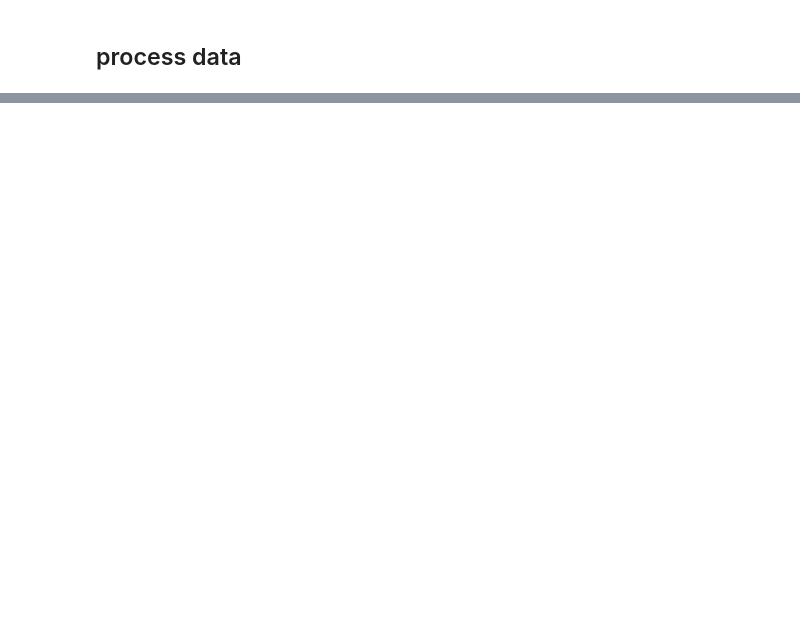
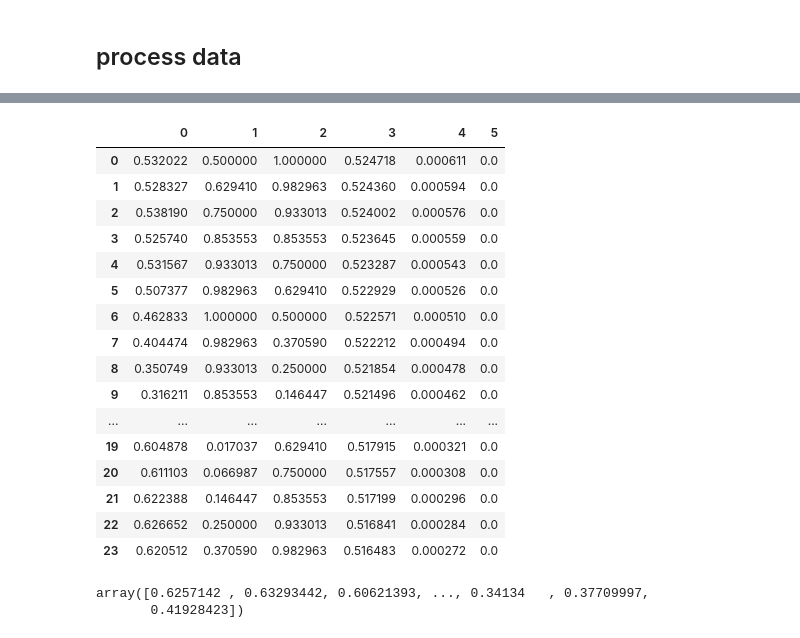
Before and after one commit to linusrd/GhostPostCC, a Jupyter notebook: 03_preprocess_electricity.ipynb, the cells around one changed output, grey strips where cells are left out. Saved outputs shown, nothing was run; the diff lists cells and outputs as text; code cells hidden in the pictures; blank space fills up the shorter version.

```diff
--- a/03_preprocess_electricity.ipynb
+++ b/03_preprocess_electricity.ipynb
@@ -381,0 +446,23 @@ array(['2022-01-01T06:00:00.000000000', '2022-01-01T07:00:00.000000000',
+# %%
+print("TrainData shape: ", trainData.shape) # (days x hour) x features
+print("ValData shape: ", valData.shape) # (days x hour) x features
+print("TestData shape: ", testData.shape) # (days x hour) x features
+print("***** Dataset split done *****")
+
+for i in range(trainData.shape[0]):
+    for j in range(trainData.shape[1]):
+        if(np.isnan(trainData[i, j])):
+            trainData[i, j] = trainData[i-1, j]
+
+for i in range(valData.shape[0]):
+    for j in range(valData.shape[1]):
+        if(np.isnan(valData[i, j])):
+            valData[i, j] = valData[i-1, j]
+
+for i in range(testData.shape[0]):
+    for j in range(testData.shape[1]):
+        if(np.isnan(testData[i, j])):
+            testData[i, j] = testData[i-1, j]
+
+featureList = dataset.columns.values[SOURCE_COL:SOURCE_COL+NUM_FEATURES]
+print("Features: ", featureList)
@@ -381,0 +476,8 @@ array(['2022-01-01T06:00:00.000000000', '2022-01-01T07:00:00.000000000',
+# %%
+print("Scaling data...")
+# unscaledTestData = np.zeros(testData.shape[0])
+# for i in range(testData.shape[0]):
+#     unscaledTestData[i] = testData[i, 0]
+trainData, valData, testData, ftMin, ftMax = utility.scaleDataset(trainData, valData, testData)
+print("***** Data scaling done *****")
+print(trainData.shape, valData.shape, testData.shape)
@@ -381,0 +628,25 @@ array(['2022-01-01T06:00:00.000000000', '2022-01-01T07:00:00.000000000',
+# %%
+pd.DataFrame(valData[-TRAINING_WINDOW_HOURS:, :])
+# %% [output]
+|  | 0 | 1 | 2 | 3 | 4 | 5 |
+| 0 | 0.532022 | 0.500000 | 1.000000 | 0.524718 | 0.000611 | 0.0 |
+| 1 | 0.528327 | 0.629410 | 0.982963 | 0.524360 | 0.000594 | 0.0 |
+| 2 | 0.538190 | 0.750000 | 0.933013 | 0.524002 | 0.000576 | 0.0 |
+| 3 | 0.525740 | 0.853553 | 0.853553 | 0.523645 | 0.000559 | 0.0 |
+| 4 | 0.531567 | 0.933013 | 0.750000 | 0.523287 | 0.000543 | 0.0 |
+| 5 | 0.507377 | 0.982963 | 0.629410 | 0.522929 | 0.000526 | 0.0 |
+| 6 | 0.462833 | 1.000000 | 0.500000 | 0.522571 | 0.000510 | 0.0 |
+| 7 | 0.404474 | 0.982963 | 0.370590 | 0.522212 | 0.000494 | 0.0 |
+| 8 | 0.350749 | 0.933013 | 0.250000 | 0.521854 | 0.000478 | 0.0 |
+| 9 | 0.316211 | 0.853553 | 0.146447 | 0.521496 | 0.000462 | 0.0 |
+| ... | ... | ... | ... | ... | ... | ... |
+| 19 | 0.604878 | 0.017037 | 0.629410 | 0.517915 | 0.000321 | 0.0 |
+| 20 | 0.611103 | 0.066987 | 0.750000 | 0.517557 | 0.000308 | 0.0 |
+| 21 | 0.622388 | 0.146447 | 0.853553 | 0.517199 | 0.000296 | 0.0 |
+| 22 | 0.626652 | 0.250000 | 0.933013 | 0.516841 | 0.000284 | 0.0 |
+| 23 | 0.620512 | 0.370590 | 0.982963 | 0.516483 | 0.000272 | 0.0 |
+# %%
+testData[:, 0]
+# %% [output]
+array([0.6257142 , 0.63293442, 0.60621393, ..., 0.34134   , 0.37709997,
+       0.41928423])
```
Also changed, not shown: parts of 30 cells of this notebook, 19 other files.
